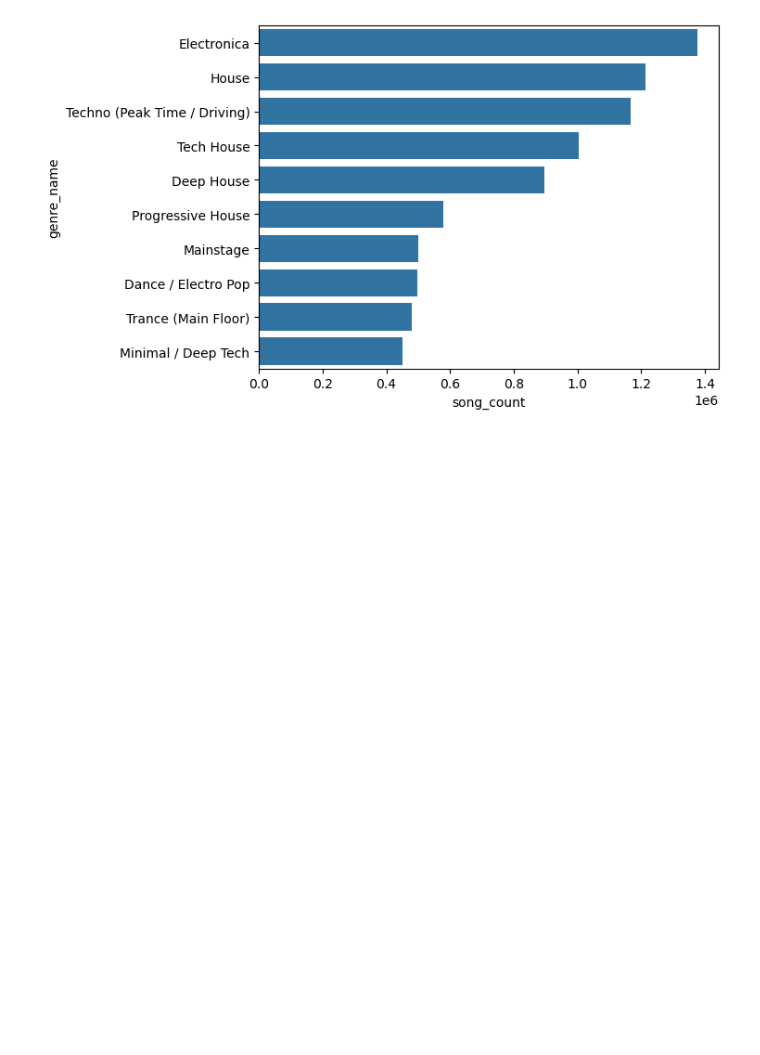
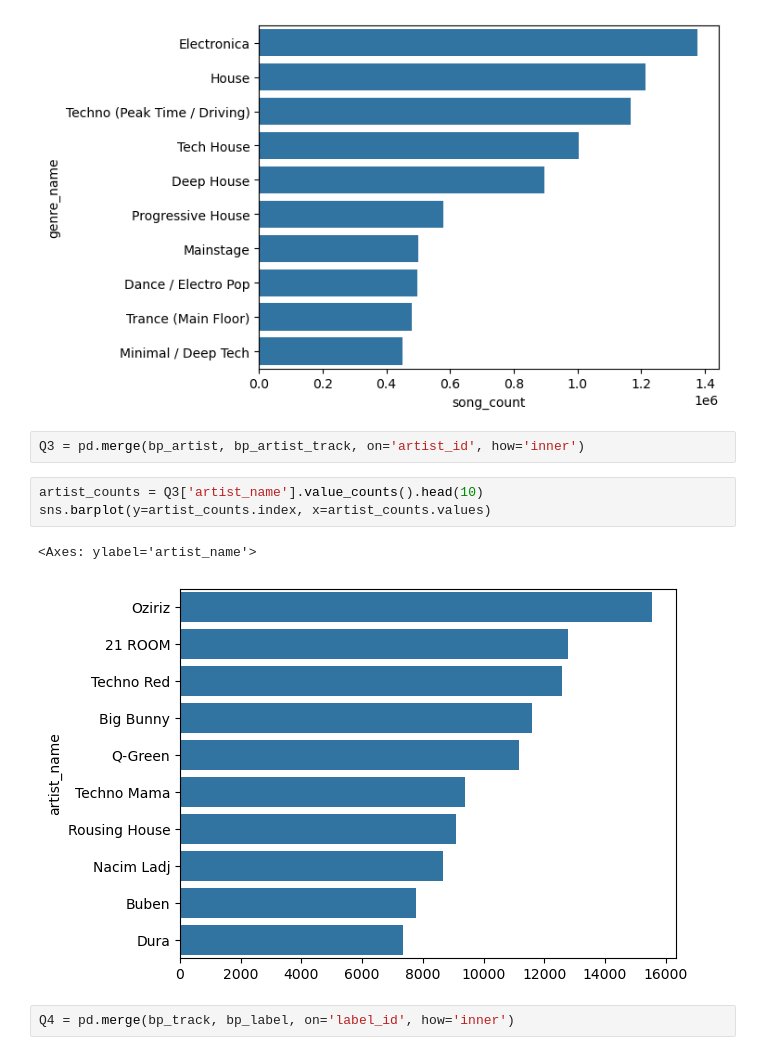
Before and after one commit to DavidS36/Music-Recommender-App, a Jupyter notebook: music data.ipynb, the cells around one changed output. Saved outputs shown, nothing was run; the diff lists cells and outputs as text; blank space fills up the shorter version.

```diff
--- a/music data.ipynb
+++ b/music data.ipynb
@@ -160,3 +158,13 @@ sns.barplot(y=Q2['genre_name'], x=Q2['song_count'])
 # %% [output]
 <Axes: xlabel='song_count', ylabel='genre_name'>
 [figure]
+# %%
+Q3 = pd.merge(bp_artist, bp_artist_track, on='artist_id', how='inner')
+# %%
+artist_counts = Q3['artist_name'].value_counts().head(10)
+sns.barplot(y=artist_counts.index, x=artist_counts.values)
+# %% [output]
+<Axes: ylabel='artist_name'>
+[figure, added]
+# %%
+Q4 = pd.merge(bp_track, bp_label, on='label_id', how='inner')
```
Also changed, not shown: parts of 13 cells of this notebook, 1 other file.
